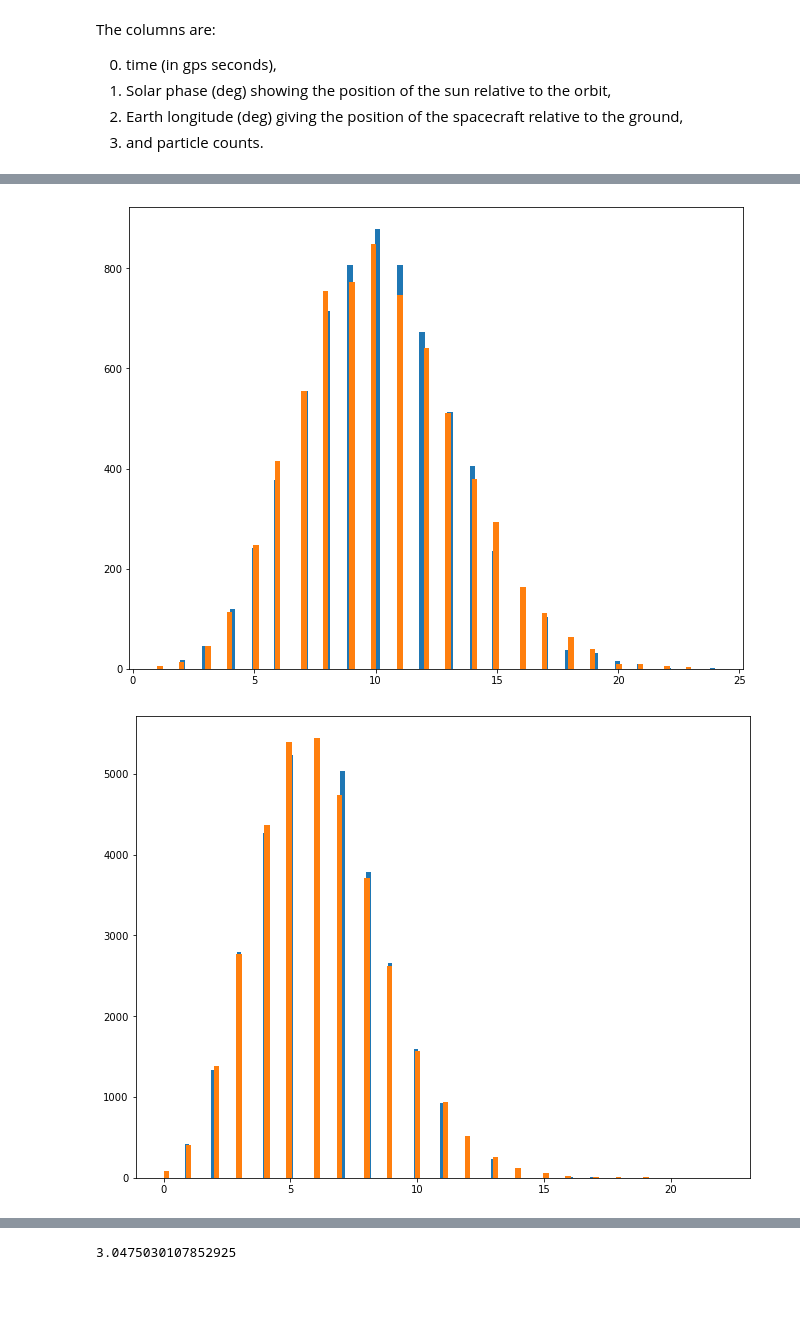
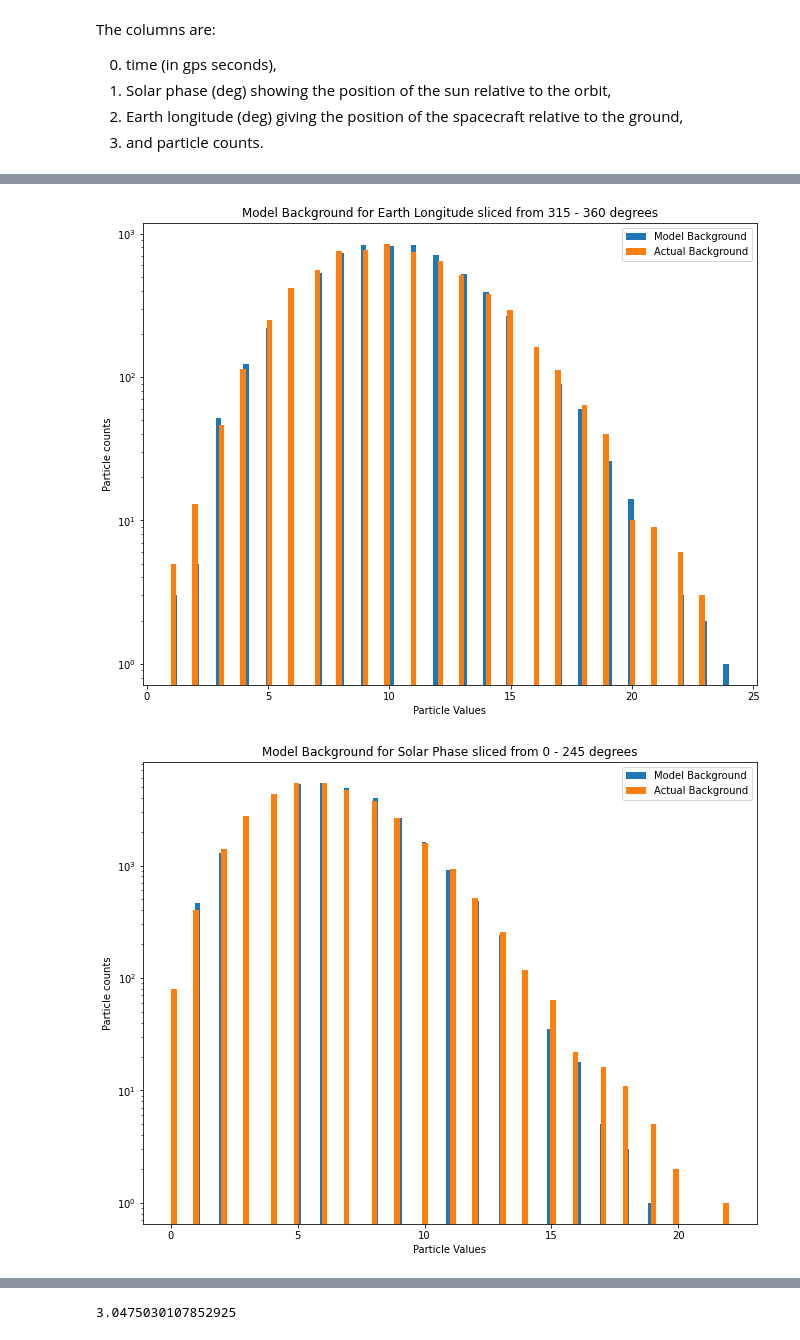
Before and after one commit to maria8ch/Phys434_BigData, a Jupyter notebook: lab4_Berres.ipynb, the cells around one changed output, grey strips where cells are left out. Drawn from its saved outputs; the diff is of its cells as text; code cells hidden in the pictures; blank space fills up the shorter version.

```diff
--- a/lab4_Berres.ipynb
+++ b/lab4_Berres.ipynb
@@ -11,6 +11,7 @@ import matplotlib.pyplot as plt
 import scipy
 from scipy import stats
 import h5py
+plt.rcParams["figure.figsize"] = (11,8.5)
 # %%
 hf = h5py.File('gammaray_lab4.h5', 'r')
 hf.keys()
@@ -154,18 +166,28 @@ ax.hist(tf1,bins=100);
 fig,ax=plt.subplots(1,1,figsize=(11,8.5))
 mu3=np.mean(tf2)
 c = stats.poisson.rvs(mu=mu3,size=len(tf2))
-ax.hist(c,bins=100)
-ax.hist(tf2,bins=100);
+plt.yscale('log')
+ax.hist(c,bins=100, label ='Model Background')
+ax.hist(tf2,bins=100,label='Actual Background')
+ax.set_title('Model Background for Earth Longitude sliced from 315 - 360 degrees')
+ax.set_xlabel('Particle Values')
+ax.set_ylabel('Particle counts')
+ax.legend(loc=0);
 # %% [output]
-[figure, old version]
+[figure, new version]
 # %%
 fig,ax=plt.subplots(1,1,figsize=(11,8.5))
 mu2=np.mean(tf3)
 c = stats.poisson.rvs(mu=mu2,size=len(tf3))
-ax.hist(c,bins=100)
-ax.hist(tf3,bins=100);
+plt.yscale('log')
+ax.hist(c,bins=100,label='Model Background')
+ax.hist(tf3,bins=100,label='Actual Background')
+ax.set_title('Model Background for Solar Phase sliced from 0 - 245 degrees')
+ax.set_xlabel('Particle Values')
+ax.set_ylabel('Particle counts')
+ax.legend(loc=0);
 # %% [output]
-[figure, old version]
+[figure, new version]
 # %%
 fig,ax=plt.subplots(1,1,figsize=(11,8.5))
 mu2=np.mean(tf4)
```
Also changed, not shown: parts of 47 cells of this notebook, 1 other file.
